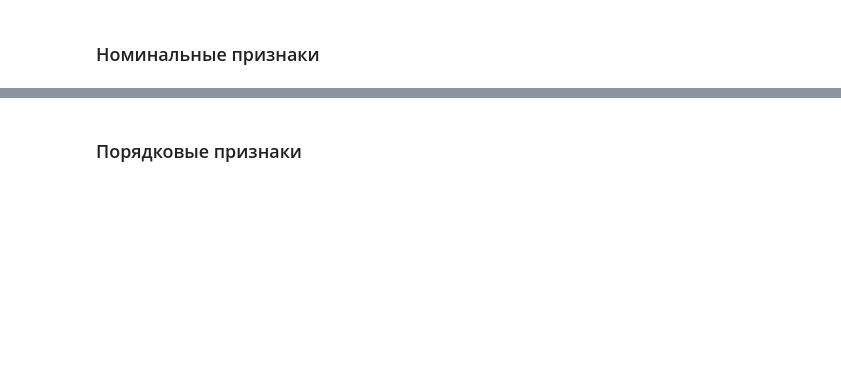
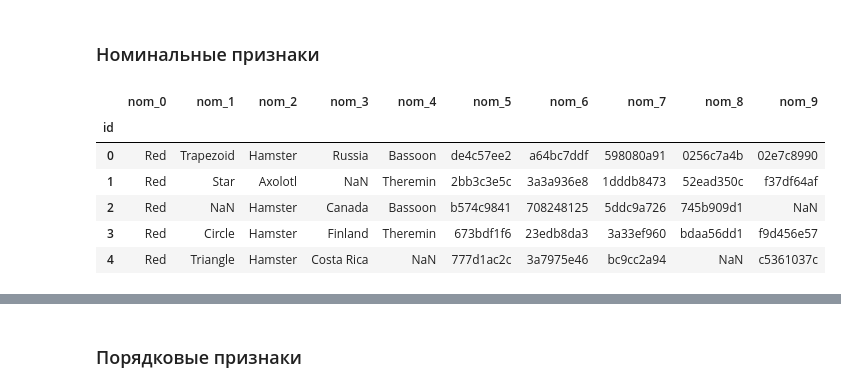
Before and after one commit to tarasovnm/cat_in_the_dat, a Jupyter notebook: 1. EDA.ipynb, the cells around one changed output, grey strips where cells are left out. Saved outputs shown, nothing was run; the diff lists cells and outputs as text; code cells hidden in the pictures; blank space fills up the shorter version.

```diff
--- a/1. EDA.ipynb
+++ b/1. EDA.ipynb
@@ -76,7 +76,14 @@ memory usage: 114.4+ MB
 # %%
+# Бинарные
 bin_features = ['bin_0', 'bin_1', 'bin_2', 'bin_3', 'bin_4']
-nom_features = ['nom_0', 'nom_1', 'nom_2', 'nom_3', 'nom_4', 'nom_5', 'nom_6', 'nom_7', 'nom_8', 'nom_9']
-ord_features = ['ord_0', 'ord_1', 'ord_2', 'ord_3', 'ord_4', 'ord_5', 'ord_6', 'ord_7']
+# Категориальные
+nom_features = ['nom_0', 'nom_1', 'nom_2', 'nom_3', 'nom_4']
+# Хеш
+hex_features = ['nom_5', 'nom_6', 'nom_7', 'nom_8', 'nom_9']
+# Порядковые
+ord_features = ['ord_0', 'ord_1', 'ord_2', 'ord_3', 'ord_4', 'ord_5']
+# Цикличные
+cyc_features = ['day', 'month']
 # %% [markdown]
 ### Анализируем целевую переменную
 # %%
@@ -215,3 +217,13 @@ cyc_features = ['day', 'month']
 # %%
 # https://www.kaggle.com/warkingleo2000/first-step-on-kaggle
 # https://www.kaggle.com/subinium/categorical-data-eda-visualization
+# %%
+train_data[nom_features + hex_features].head()
+# %% [output]
+|  | nom_0 | nom_1 | nom_2 | nom_3 | nom_4 | nom_5 | nom_6 | nom_7 | nom_8 | nom_9 |
+| id |  |  |  |  |  |  |  |  |  |  |
+| 0 | Red | Trapezoid | Hamster | Russia | Bassoon | de4c57ee2 | a64bc7ddf | 598080a91 | 0256c7a4b | 02e7c8990 |
+| 1 | Red | Star | Axolotl | NaN | Theremin | 2bb3c3e5c | 3a3a936e8 | 1dddb8473 | 52ead350c | f37df64af |
+| 2 | Red | NaN | Hamster | Canada | Bassoon | b574c9841 | 708248125 | 5ddc9a726 | 745b909d1 | NaN |
+| 3 | Red | Circle | Hamster | Finland | Theremin | 673bdf1f6 | 23edb8da3 | 3a33ef960 | bdaa56dd1 | f9d456e57 |
+| 4 | Red | Triangle | Hamster | Costa Rica | NaN | 777d1ac2c | 3a7975e46 | bc9cc2a94 | NaN | c5361037c |
```
Also changed, not shown: parts of 20 cells of this notebook, 7 other files.
